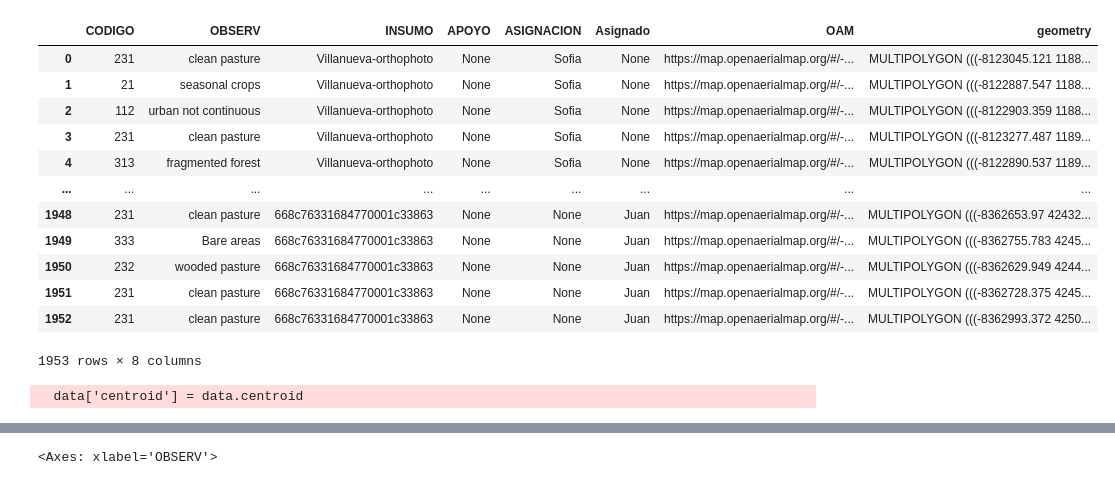
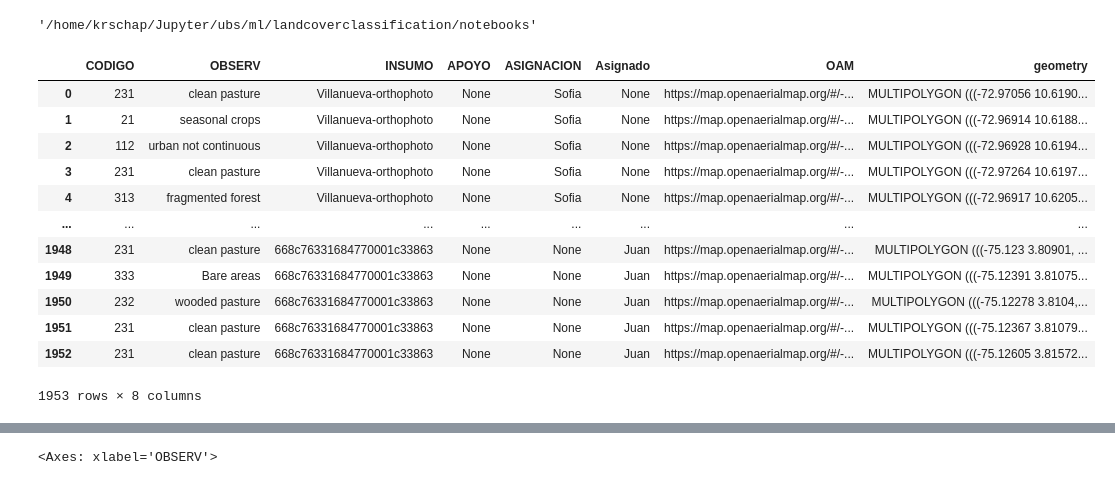
Before and after one commit to kshitijrajsharma/landcoverclassification, a Jupyter notebook: notebooks/info.ipynb, the cells around one changed output, grey strips where cells are left out. Drawn from its saved outputs; the diff is of its cells as text; code cells hidden in the pictures.

Commit message:
chore : cleanup

```diff
--- a/notebooks/info.ipynb
+++ b/notebooks/info.ipynb
@@ -2,29 +2,29 @@
 import os
 # %%
 cwd = os.getcwd()
+# %%
+cwd
+# %% [output]
+'/home/krschap/Jupyter/ubs/ml/landcoverclassification/notebooks'
 # %%
-data_path = os.path.join(cwd,'data','V2_final.geojson')
+data_path = os.path.join(cwd,'..','data','V2_final.geojson')
 # %%
 import geopandas as gpd
 # %%
 data = gpd.read_file(data_path)
 # %%
-data.to_crs(3857)
+data
 # %% [output]
 |  | CODIGO | OBSERV | INSUMO | APOYO | ASIGNACION | Asignado | OAM | geometry |
-| 0 | 231 | clean pasture | Villanueva-orthophoto | None | Sofia | None | https://map.openaerialmap.org/#/-... | MULTIPOLYGON (((-8123045.121 1188... |
-| 1 | 21 | seasonal crops | Villanueva-orthophoto | None | Sofia | None | https://map.openaerialmap.org/#/-... | MULTIPOLYGON (((-8122887.547 1188... |
-| 2 | 112 | urban not continuous | Villanueva-orthophoto | None | Sofia | None | https://map.openaerialmap.org/#/-... | MULTIPOLYGON (((-8122903.359 1188... |
-| 3 | 231 | clean pasture | Villanueva-orthophoto | None | Sofia | None | https://map.openaerialmap.org/#/-... | MULTIPOLYGON (((-8123277.487 1189... |
-| 4 | 313 | fragmented forest | Villanueva-orthophoto | None | Sofia | None | https://map.openaerialmap.org/#/-... | MULTIPOLYGON (((-8122890.537 1189... |
+| 0 | 231 | clean pasture | Villanueva-orthophoto | None | Sofia | None | https://map.openaerialmap.org/#/-... | MULTIPOLYGON (((-72.97056 10.6190... |
+| 1 | 21 | seasonal crops | Villanueva-orthophoto | None | Sofia | None | https://map.openaerialmap.org/#/-... | MULTIPOLYGON (((-72.96914 10.6188... |
+| 2 | 112 | urban not continuous | Villanueva-orthophoto | None | Sofia | None | https://map.openaerialmap.org/#/-... | MULTIPOLYGON (((-72.96928 10.6194... |
+| 3 | 231 | clean pasture | Villanueva-orthophoto | None | Sofia | None | https://map.openaerialmap.org/#/-... | MULTIPOLYGON (((-72.97264 10.6197... |
+| 4 | 313 | fragmented forest | Villanueva-orthophoto | None | Sofia | None | https://map.openaerialmap.org/#/-... | MULTIPOLYGON (((-72.96917 10.6205... |
 | ... | ... | ... | ... | ... | ... | ... | ... | ... |
-| 1948 | 231 | clean pasture | 668c76331684770001c33863 | None | None | Juan | https://map.openaerialmap.org/#/-... | MULTIPOLYGON (((-8362653.97 42432... |
-| 1949 | 333 | Bare areas | 668c76331684770001c33863 | None | None | Juan | https://map.openaerialmap.org/#/-... | MULTIPOLYGON (((-8362755.783 4245... |
-| 1950 | 232 | wooded pasture | 668c76331684770001c33863 | None | None | Juan | https://map.openaerialmap.org/#/-... | MULTIPOLYGON (((-8362629.949 4244... |
-| 1951 | 231 | clean pasture | 668c76331684770001c33863 | None | None | Juan | https://map.openaerialmap.org/#/-... | MULTIPOLYGON (((-8362728.375 4245... |
-| 1952 | 231 | clean pasture | 668c76331684770001c33863 | None | None | Juan | https://map.openaerialmap.org/#/-... | MULTIPOLYGON (((-8362993.372 4250... |
+| 1948 | 231 | clean pasture | 668c76331684770001c33863 | None | None | Juan | https://map.openaerialmap.org/#/-... | MULTIPOLYGON (((-75.123 3.80901, ... |
+| 1949 | 333 | Bare areas | 668c76331684770001c33863 | None | None | Juan | https://map.openaerialmap.org/#/-... | MULTIPOLYGON (((-75.12391 3.81075... |
+| 1950 | 232 | wooded pasture | 668c76331684770001c33863 | None | None | Juan | https://map.openaerialmap.org/#/-... | MULTIPOLYGON (((-75.12278 3.8104,... |
+| 1951 | 231 | clean pasture | 668c76331684770001c33863 | None | None | Juan | https://map.openaerialmap.org/#/-... | MULTIPOLYGON (((-75.12367 3.81079... |
+| 1952 | 231 | clean pasture | 668c76331684770001c33863 | None | None | Juan | https://map.openaerialmap.org/#/-... | MULTIPOLYGON (((-75.12605 3.81572... |
 1953 rows × 8 columns
-# %%
-data['centroid'] = data.centroid
-# %% [output]
-  data['centroid'] = data.centroid
```
Also changed, not shown: parts of 8 cells of this notebook.
